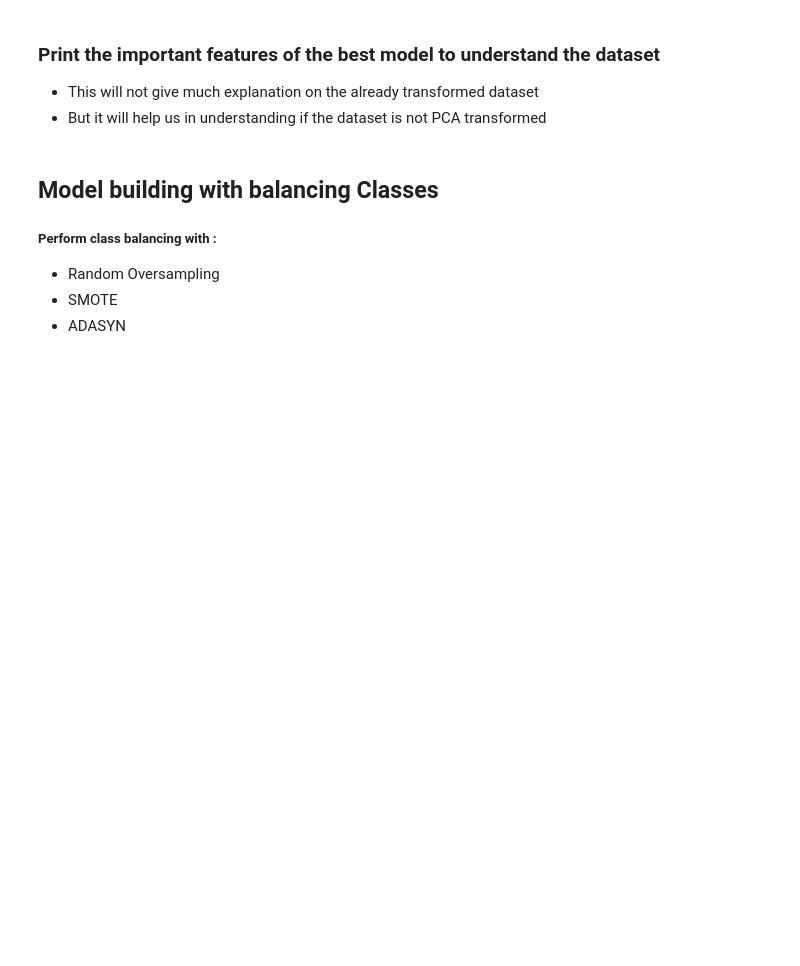
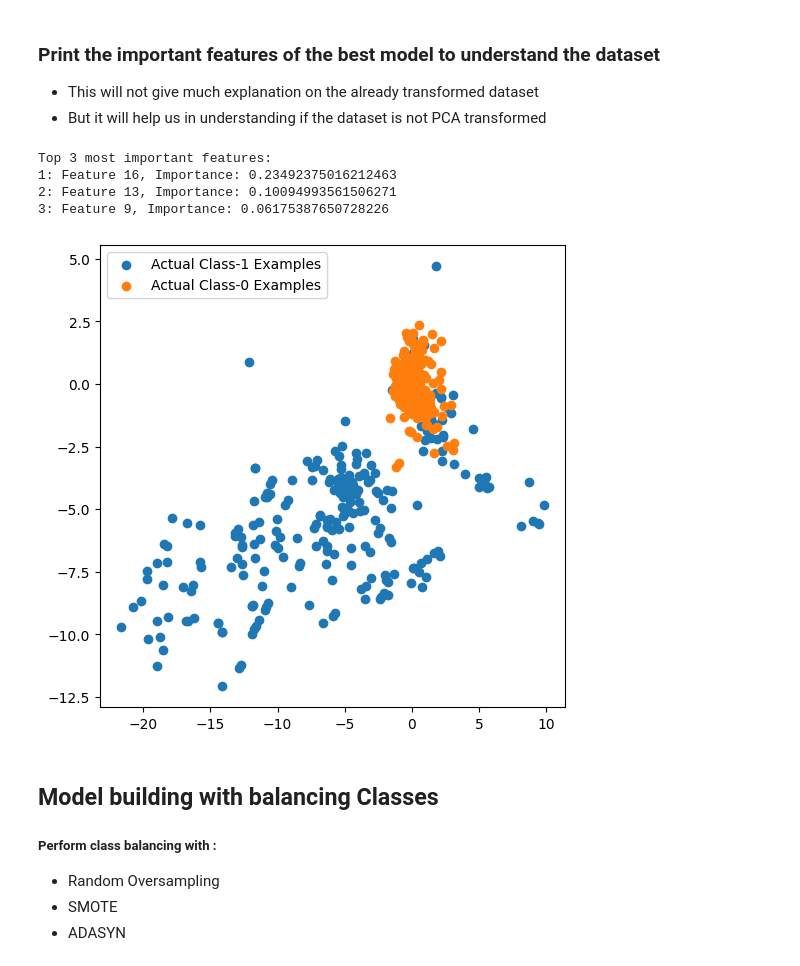
Before and after one commit to jagsrj/Credit_card_fraud_detection_ML, a Jupyter notebook: Credit_card_fraud_detection_ML.ipynb, the cells around one changed output. Cells and saved outputs as stored; diff of their text form; code cells hidden in the pictures; blank space fills up the shorter version.

```diff
--- a/Credit_card_fraud_detection_ML.ipynb
+++ b/Credit_card_fraud_detection_ML.ipynb
@@ -303,0 +297,4 @@ X_val, X_test, y_val, y_test = train_test_split(X_temp, y_temp, test_size=0.5, r
+# %%
+#Train-Test split - 80% Training Data and 20% Testing
+X_train, X_test, y_train, y_test = train_test_split(X, y, test_size=0.2, random_state = 42,stratify=y)
+X_train.shape, X_test.shape, y_train.shape, y_test.shape
@@ -526,0 +435,13 @@ Best Model (LogisticRegression) - ROC AUC on Test Data: 0.9886
+# %%
+# Initialize the Logistic Regression model
+logistic_regression = LogisticRegression(max_iter=1000)
+
+# Perform cross-validation
+cv_scores = cross_val_score(logistic_regression, X_train, y_train, cv=cv_num, scoring='roc_auc')
+
+# Print the cross-validation scores
+print("Cross-validation scores:", cv_scores)
+print("Mean CV accuracy:", np.mean(cv_scores))
+
+# Split the data into training and test sets (you can adjust the test_size)
+X_train_cv, X_test_cv, y_train_cv, y_test_cv = train_test_split(X_train, y_train, test_size=0.2, random_state=42, stratify=y_train)
@@ -834,32 +824,38 @@ for i, idx in enumerate(top_var_indices):
 # %%
 # Assuming 'best_model' is the best trained XGBoost model
 var_imp = best_model.feature_importances_
 
 # Find the indices of the top 3 most important features
 top_var_indices = np.argsort(var_imp)[::-1][:3]
 
 # Print the names of the top 3 most important features
 print('Top 3 most important features:')
 for i, idx in enumerate(top_var_indices):
     print(f"{i + 1}: Feature {idx}, Importance: {var_imp[idx]}")
 
 
 # Variable on Index-16 and Index-13 seems to be the top 2 variables
 top_var_index = np.argsort(var_imp)[-1]
 second_top_var_index = np.argsort(var_imp)[-2]
 
 X_train_1 = X_train.to_numpy()[np.where(y_train == 1.0)]
 X_train_0 = X_train.to_numpy()[np.where(y_train == 0.0)]
 
 np.random.shuffle(X_train_0)
 
-plt.rcParams['figure.figsize'] = [20, 20]
+plt.rcParams['figure.figsize'] = [6, 6]
 
 plt.scatter(X_train_1[:, top_var_index], X_train_1[:, second_top_var_index], label='Actual Class-1 Examples')
 plt.scatter(X_train_0[:X_train_1.shape[0], top_var_index], X_train_0[:X_train_1.shape[0], second_top_var_index],
             label='Actual Class-0 Examples')
 plt.legend()
 plt.show()
+# %% [output]
+Top 3 most important features:
+1: Feature 16, Importance: 0.23492375016212463
+2: Feature 13, Importance: 0.10094993561506271
+3: Feature 9, Importance: 0.06175387650728226
+[figure, added]
 # %% [markdown]
 ## Model building with balancing Classes
 
```
Also changed, not shown: parts of 56 cells of this notebook.
